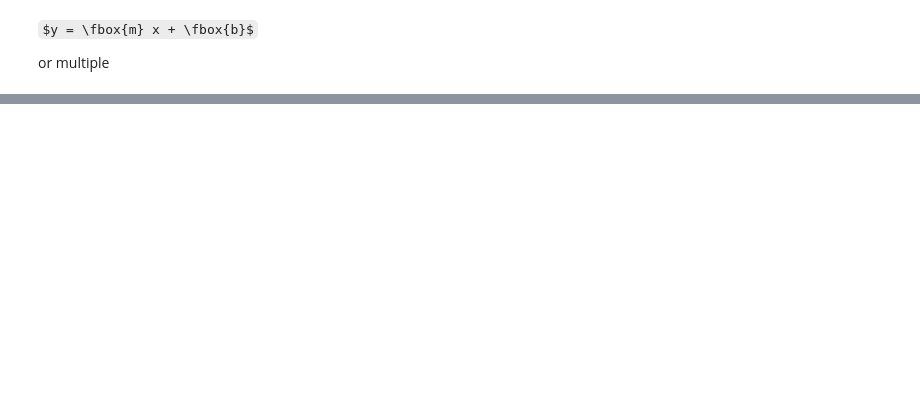
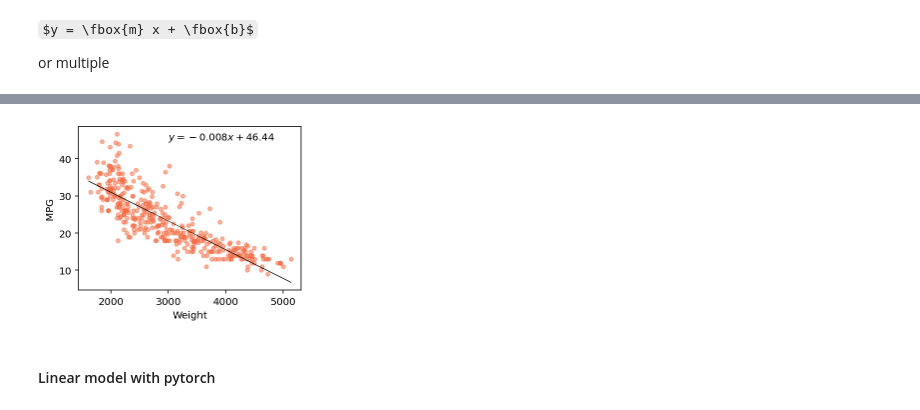
Before and after one commit to parrt/fundamentals-of-deep-learning, a Jupyter notebook: notebooks/playground.ipynb, the cells around one changed output, grey strips where cells are left out. Cells and saved outputs as stored; diff of their text form; code cells hidden in the pictures; some formulas as TeX source; blank space fills up the shorter version.

```diff
--- a/notebooks/playground.ipynb
+++ b/notebooks/playground.ipynb
@@ -65,0 +241,16 @@ for m in np.linspace(0,3,num=10):
+# %%
+fig, ax = plt.subplots(figsize=(4,3))
+
+ax.scatter(df_cars.WGT, df_cars.MPG, s=15, color='#F46C43', alpha=.5)
+ax.plot(df_cars.WGT, m * df_cars.WGT + b, lw=.5, color='black')
+ax.text(3000,45, f"$y = {m:.3f}x + {b:.2f}$")
+# ax.set_xlim(500,1000)
+# ax.set_ylim(0,2100)
+ax.set_xlabel("Weight")
+ax.set_ylabel("MPG")
+
+plt.show()
+# %% [output]
+[figure, added]
+# %% [markdown]
+#### Linear model with pytorch
```
Also changed, not shown: parts of 28 cells of this notebook, 4 other files.
